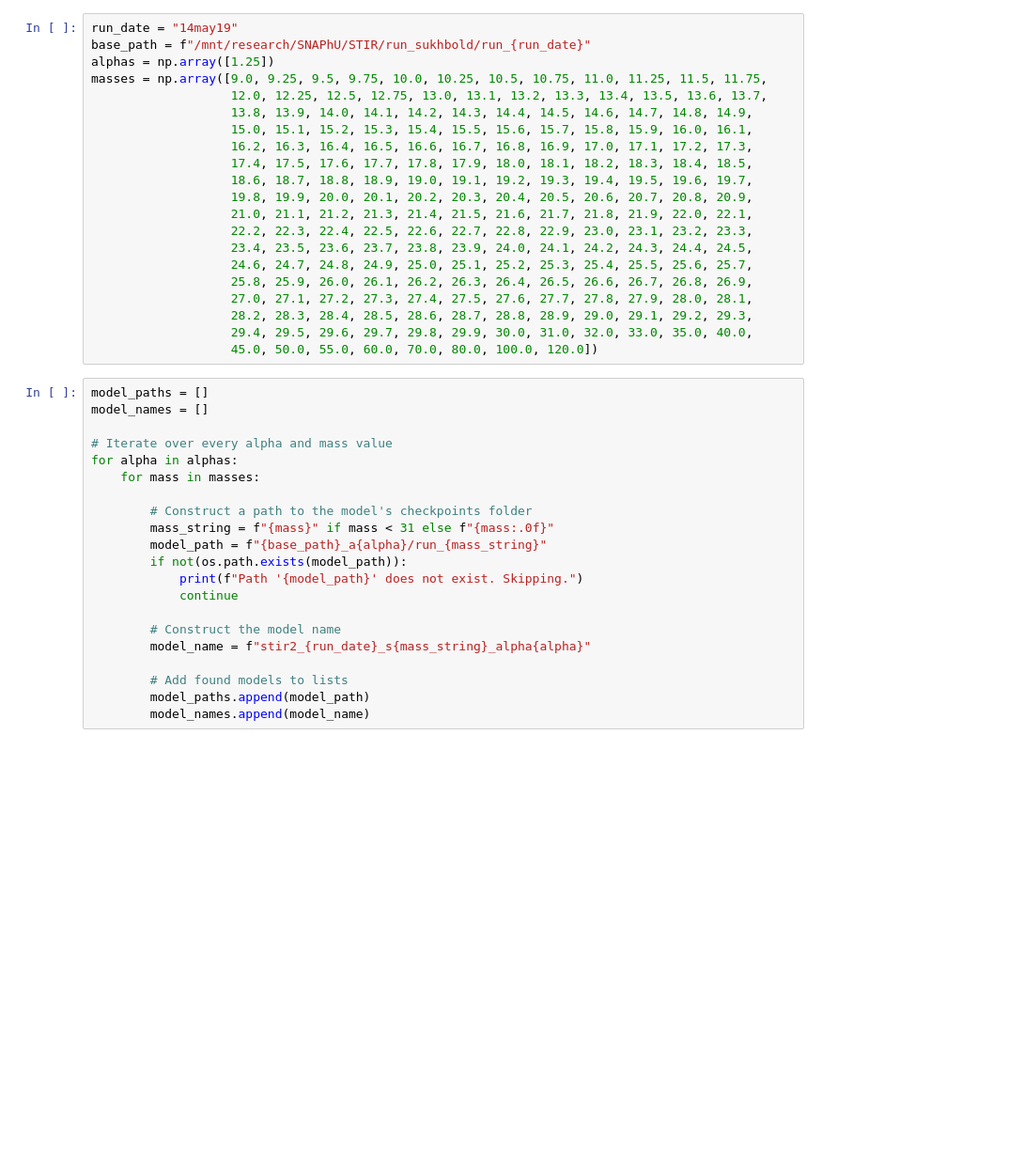
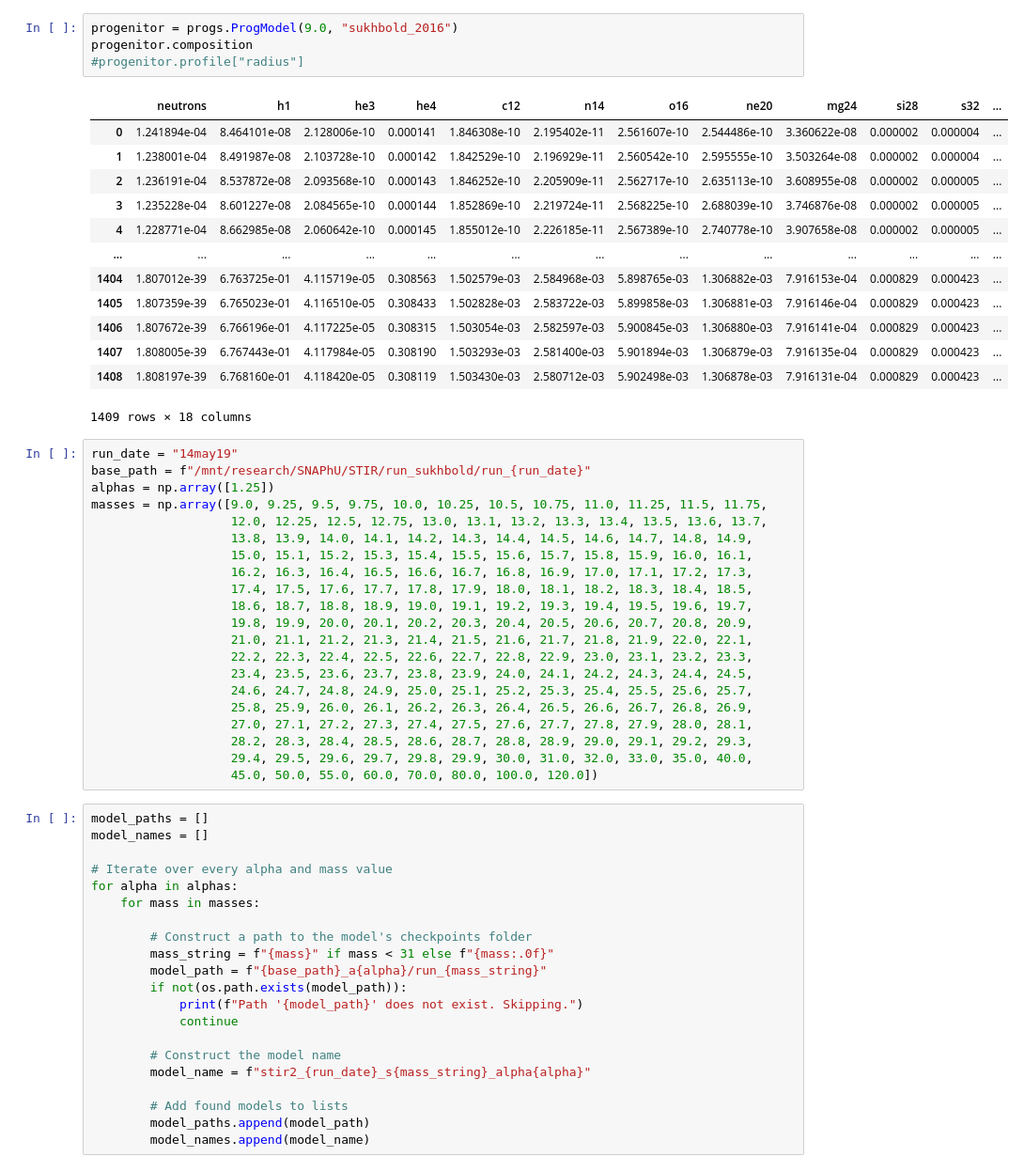
Before and after one commit to snaphu-msu/osnap, a Jupyter notebook: nucleo.ipynb, the cells around one changed output. Shown at 94% size. Cells and saved outputs as stored; diff of their text form; blank space fills up the shorter version.

```diff
--- a/nucleo.ipynb
+++ b/nucleo.ipynb
@@ -5,3 +15,21 @@ from skynet_tools.nucleo import *
+# %%
+progenitor = progs.ProgModel(9.0, "sukhbold_2016")
+progenitor.composition
+#progenitor.profile["radius"]
+# %% [output]
+|  | neutrons | h1 | he3 | he4 | c12 | n14 | o16 | ne20 | mg24 | si28 | s32 | ... |
+| 0 | 1.241894e-04 | 8.464101e-08 | 2.128006e-10 | 0.000141 | 1.846308e-10 | 2.195402e-11 | 2.561607e-10 | 2.544486e-10 | 3.360622e-08 | 0.000002 | 0.000004 | ... |
+| 1 | 1.238001e-04 | 8.491987e-08 | 2.103728e-10 | 0.000142 | 1.842529e-10 | 2.196929e-11 | 2.560542e-10 | 2.595555e-10 | 3.503264e-08 | 0.000002 | 0.000004 | ... |
+| 2 | 1.236191e-04 | 8.537872e-08 | 2.093568e-10 | 0.000143 | 1.846252e-10 | 2.205909e-11 | 2.562717e-10 | 2.635113e-10 | 3.608955e-08 | 0.000002 | 0.000005 | ... |
+| 3 | 1.235228e-04 | 8.601227e-08 | 2.084565e-10 | 0.000144 | 1.852869e-10 | 2.219724e-11 | 2.568225e-10 | 2.688039e-10 | 3.746876e-08 | 0.000002 | 0.000005 | ... |
+| 4 | 1.228771e-04 | 8.662985e-08 | 2.060642e-10 | 0.000145 | 1.855012e-10 | 2.226185e-11 | 2.567389e-10 | 2.740778e-10 | 3.907658e-08 | 0.000002 | 0.000005 | ... |
+| ... | ... | ... | ... | ... | ... | ... | ... | ... | ... | ... | ... | ... |
+| 1404 | 1.807012e-39 | 6.763725e-01 | 4.115719e-05 | 0.308563 | 1.502579e-03 | 2.584968e-03 | 5.898765e-03 | 1.306882e-03 | 7.916153e-04 | 0.000829 | 0.000423 | ... |
+| 1405 | 1.807359e-39 | 6.765023e-01 | 4.116510e-05 | 0.308433 | 1.502828e-03 | 2.583722e-03 | 5.899858e-03 | 1.306881e-03 | 7.916146e-04 | 0.000829 | 0.000423 | ... |
+| 1406 | 1.807672e-39 | 6.766196e-01 | 4.117225e-05 | 0.308315 | 1.503054e-03 | 2.582597e-03 | 5.900845e-03 | 1.306880e-03 | 7.916141e-04 | 0.000829 | 0.000423 | ... |
+| 1407 | 1.808005e-39 | 6.767443e-01 | 4.117984e-05 | 0.308190 | 1.503293e-03 | 2.581400e-03 | 5.901894e-03 | 1.306879e-03 | 7.916135e-04 | 0.000829 | 0.000423 | ... |
+| 1408 | 1.808197e-39 | 6.768160e-01 | 4.118420e-05 | 0.308119 | 1.503430e-03 | 2.580712e-03 | 5.902498e-03 | 1.306878e-03 | 7.916131e-04 | 0.000829 | 0.000423 | ... |
+1409 rows × 18 columns
 # %%
 run_date = "14may19"
 base_path = f"/mnt/research/SNAPhU/STIR/run_sukhbold/run_{run_date}"
```
Also changed, not shown: parts of 7 cells of this notebook, 1 other file.
